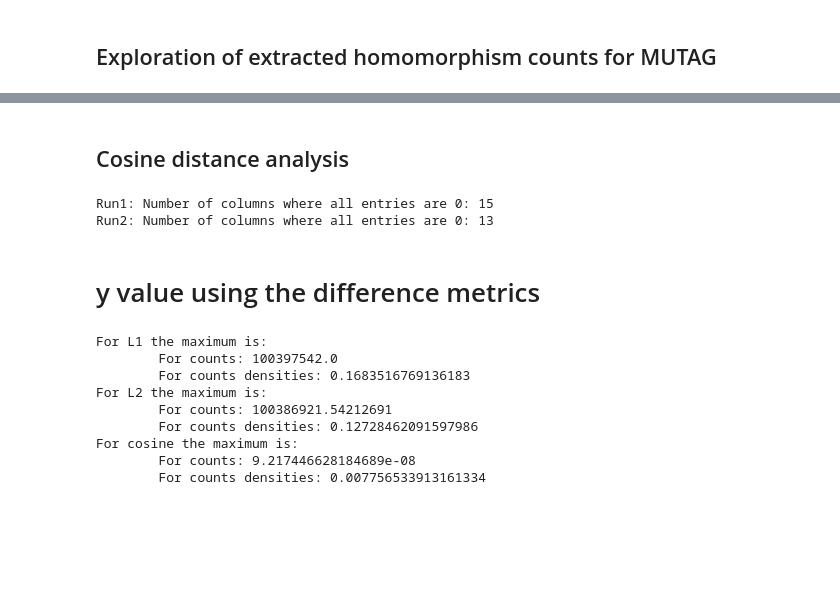
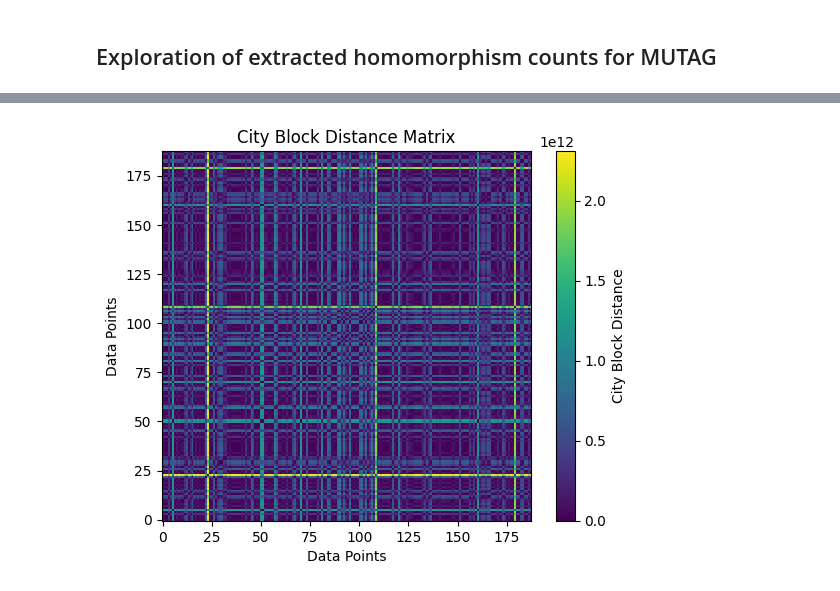
Before and after one commit to SDavenia/CL-GNN, a Jupyter notebook: exploration_MUTAG.ipynb, the cells around one changed output, grey strips where cells are left out. Drawn from its saved outputs; the diff is of its cells as text; code cells hidden in the pictures; blank space fills up the shorter version.

```diff
--- a/exploration_MUTAG.ipynb
+++ b/exploration_MUTAG.ipynb
@@ -18,12 +16,8 @@ from models import GCN_pairs_distance
 # %% [markdown]
 ## Exploration of extracted homomorphism counts for MUTAG
 # %%
-with open('data/homomorphism_counts/MUTAG_full_kernel_max_20_run1.homson') as f:
+with open('data/homomorphism_counts/MUTAG_50.homson') as f:
    data_run1 = json.load(f)
 
-with open('data/homomorphism_counts/MUTAG_full_kernel_max_20_run2.homson') as f:
-   data_run2 = json.load(f)
-
 # To extract the homomorphism counts for each of the embeddings
-hom_counts_list_run1 = np.array([element['counts'] for element in data_run1['data']], dtype = 'float')
-hom_counts_list_run2 = np.array([element['counts'] for element in data_run2['data']], dtype = 'float')
+hom_counts_list = np.array([element['counts'] for element in data_run1['data']], dtype = 'float')
@@ -131,29 +24,10 @@ plot_matrix_runs(L1_run1_scaled_counts_len, L1_run2_scaled_counts_len, num_eleme
-# %% [markdown]
-## Cosine distance analysis
-# %%
-zero_columns1 = np.all(hom_counts_list_run1 == 0, axis=0)
-zero_columns_count = np.sum(zero_columns1)
-print("Run1: Number of columns where all entries are 0:", zero_columns_count) # We have that 15 out of 20 columns contain all 0s
-
-zero_columns2 = np.all(hom_counts_list_run2 == 0, axis=0)
-zero_columns_count = np.sum(zero_columns2)
-print("Run2: Number of columns where all entries are 0:", zero_columns_count) # We have that 15 out of 20 columns contain all 0s
-# %% [output]
-Run1: Number of columns where all entries are 0: 15
-Run2: Number of columns where all entries are 0: 13
-# %% [markdown]
-# y value using the difference metrics
-# %%
-print(f"For L1 the maximum is:\n\tFor counts: {np.max(L1_run1)}\n\tFor counts densities: {np.max(L1_run1_counts_density)}")
-print(f"For L2 the maximum is:\n\tFor counts: {np.max(L2_run1)}\n\tFor counts densities: {np.max(L2_run1_counts_density)}")
-print(f"For cosine the maximum is:\n\tFor counts: {np.max(cosine_run1)}\n\tFor counts densities: {np.max(cosine_run1_counts_density)}")
-# %% [output]
-For L1 the maximum is:
-        For counts: 100397542.0
-        For counts densities: 0.1683516769136183
-For L2 the maximum is:
-        For counts: 100386921.54212691
-        For counts densities: 0.12728462091597986
-For cosine the maximum is:
-        For counts: 9.217446628184689e-08
-        For counts densities: 0.007756533913161334
+# %%
+L1_dist = cdist(hom_counts_list, hom_counts_list, metric='cityblock')
+plt.imshow(L1_dist, cmap='viridis', origin='lower', interpolation='none')
+plt.colorbar(label='City Block Distance')
+plt.title('City Block Distance Matrix')
+plt.xlabel('Data Points')
+plt.ylabel('Data Points')
+plt.show()
+# %% [output]
+[figure, added]
```
Also changed, not shown: parts of 22 cells of this notebook, 5 other files.
